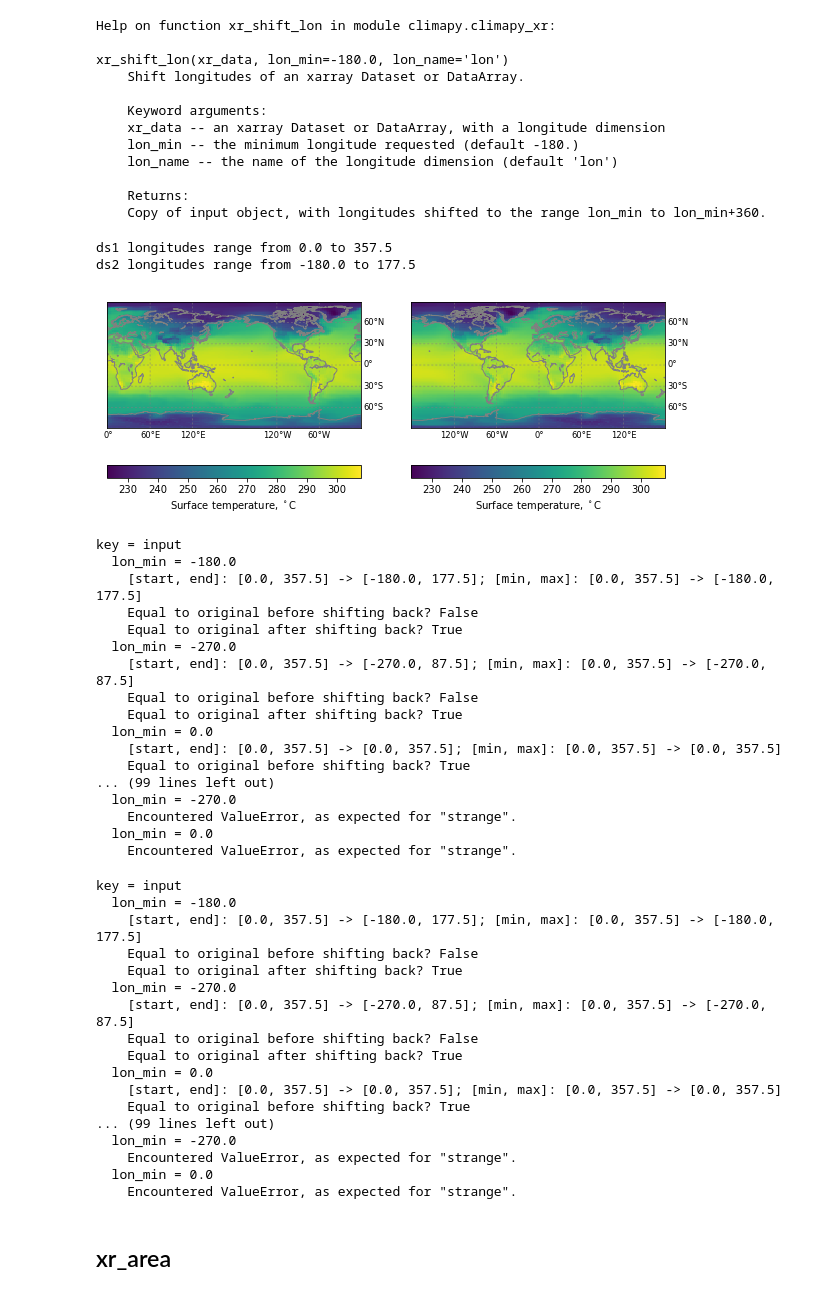
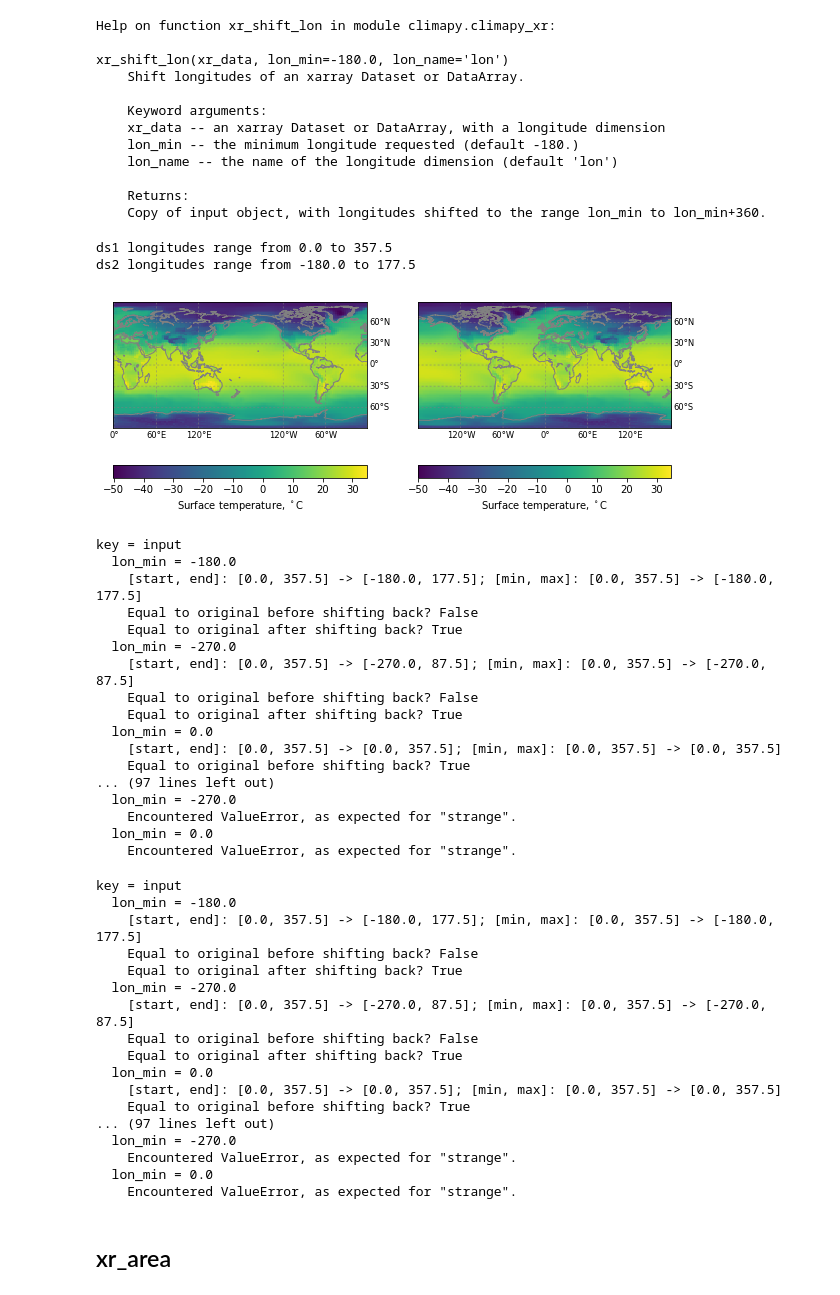
Before and after one commit to grandey/climapy, a Jupyter notebook: notebooks/dev_climapy_xr.ipynb, the cells around one changed output. Drawn from its saved outputs; the diff is of its cells as text; code cells hidden in the pictures.

```diff
--- a/notebooks/dev_climapy_xr.ipynb
+++ b/notebooks/dev_climapy_xr.ipynb
@@ -290,32 +290,32 @@ xr_shift_lon(xr_data, lon_min=-180.0, lon_name='lon')
 # %%
 # Example: display result of applying xr_shift_lon to a Dataset
 ds1 = f0_dict['input']
 print('ds1 longitudes range from {} to {}'.format(*ds1['lon'].values[[0, -1]]))
 ds2 = climapy.xr_shift_lon(ds1)
 print('ds2 longitudes range from {} to {}'.format(*ds2['lon'].values[[0, -1]]))
 # Plot
 fig, axs = plt.subplots(1, 2, figsize=(10, 4.5))
 for ax, ds, title in zip(axs, [ds1, ds2], ['ds1 (unshifted)', 'ds2 (longitudes shifted)']):
     # Longitude and latitude values
     lon, lat = ds['lon'].values, ds['lat'].values
     lon0 = lon[0] - ((lon[1] - lon[0]) / 2.0)  # lower bound for first longitude bin
     lat0 = lat[0] - ((lat[1] - lat[0]) / 2.0)  # pseudo lower bound for first latitude bin
     # Set up map
     bm = Basemap(llcrnrlat=-90.0, urcrnrlat=90.0, llcrnrlon=lon0, urcrnrlon=360.0+lon0, ax=ax)
     bm.drawcoastlines(color='0.5')
     bm.drawparallels([-60, -30, 0, 30, 60], labels=[0, 1, 0, 0], fontsize='small',
                       color='0.5', linewidth=0.5)
     bm.drawmeridians([-120, -60, 0, 60, 120], labels=[0, 0, 0, 1], fontsize='small',
                       color='0.5', linewidth=0.5)
     # Plot data and colour bar
     data = ds.isel(time=0)['TS'] - 273.15  # surface temperature in degC
-    im = ax.imshow(ds.isel(time=0)['TS'].values, extent=[lon0, 360+lon0, -lat0, lat0])
+    im = ax.imshow(data.values, extent=[lon0, 360+lon0, -lat0, lat0])
     cbar = fig.colorbar(im, ax=ax, orientation='horizontal')
     cbar.set_label('Surface temperature, $^\circ$C')
 # %% [output]
 ds1 longitudes range from 0.0 to 357.5
 ds2 longitudes range from -180.0 to 177.5
-[figure, old version]
+[figure, new version]
 # %%
 # Test 1: for Datasets, shift longitudes to a specified range then shift back
 for key in f0_dict.keys():
@@ -367,7 +367,7 @@ key = input
   lon_min = 0.0
     [start, end]: [0.0, 357.5] -> [0.0, 357.5]; [min, max]: [0.0, 357.5] -> [0.0, 357.5]
     Equal to original before shifting back? True
-... (99 lines left out)
+... (97 lines left out)
   lon_min = -270.0
     Encountered ValueError, as expected for "strange".
   lon_min = 0.0
@@ -423,7 +423,7 @@ key = input
   lon_min = 0.0
     [start, end]: [0.0, 357.5] -> [0.0, 357.5]; [min, max]: [0.0, 357.5] -> [0.0, 357.5]
     Equal to original before shifting back? True
-... (99 lines left out)
+... (97 lines left out)
   lon_min = -270.0
     Encountered ValueError, as expected for "strange".
   lon_min = 0.0
```
Also changed, not shown: parts of 9 cells of this notebook, 1 other file.
